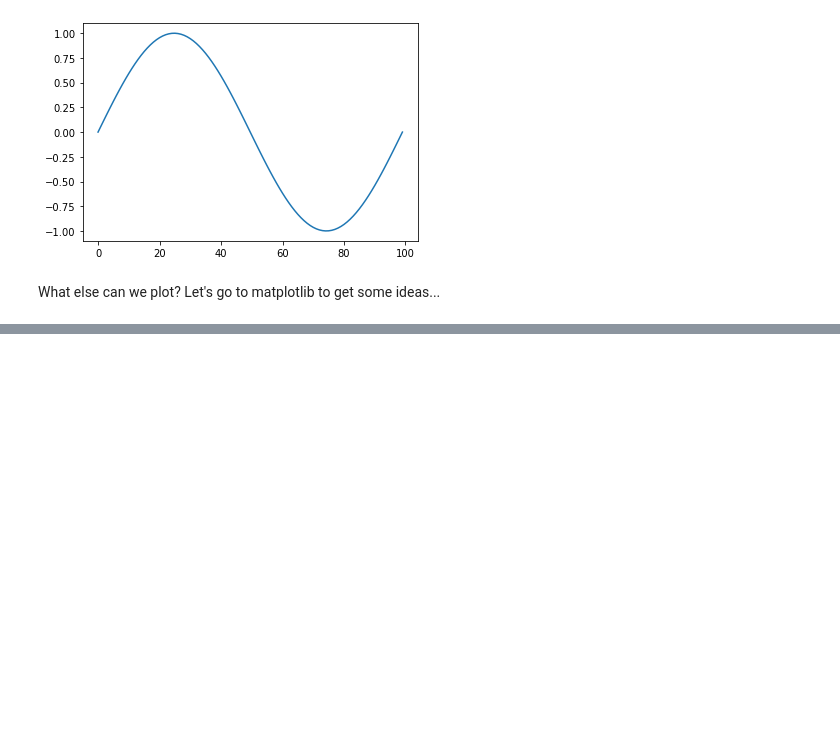
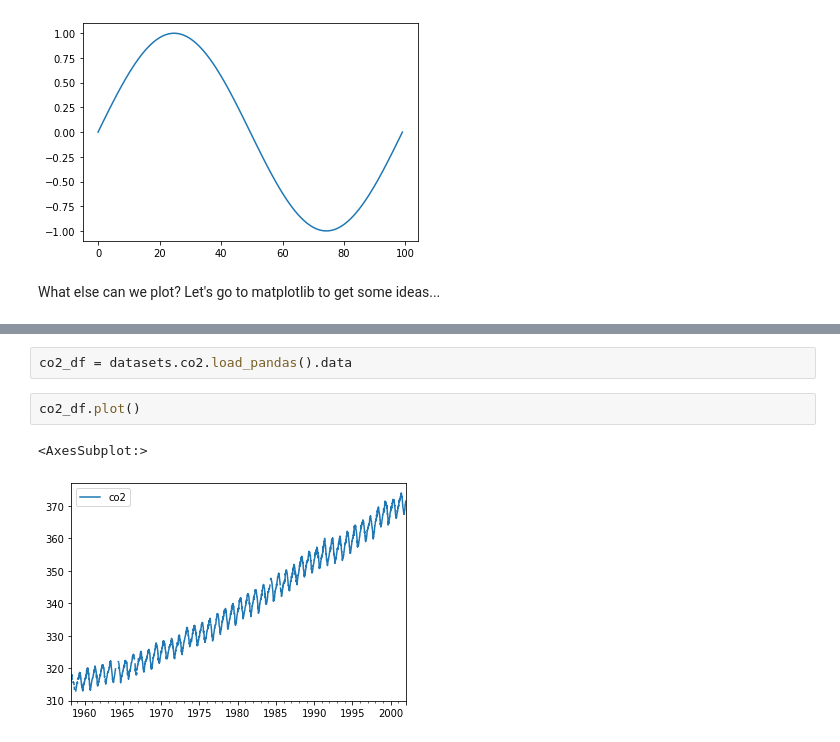
Before and after one commit to wyatt-ai/SportsAnalyticsConcordia, a Jupyter notebook: intro_week_2.ipynb, the cells around one changed output, grey strips where cells are left out. Saved outputs shown, nothing was run; the diff lists cells and outputs as text; blank space fills up the shorter version.

```diff
--- a/intro_week_2.ipynb
+++ b/intro_week_2.ipynb
@@ -189,0 +328,7 @@ Remember an advantage (and disadvantage) of jupyter is that things/variables are
+# %%
+co2_df = datasets.co2.load_pandas().data
+# %%
+co2_df.plot()
+# %% [output]
+<AxesSubplot:>
+[figure, added]
```
Also changed, not shown: parts of 13 cells of this notebook, 1 other file.
